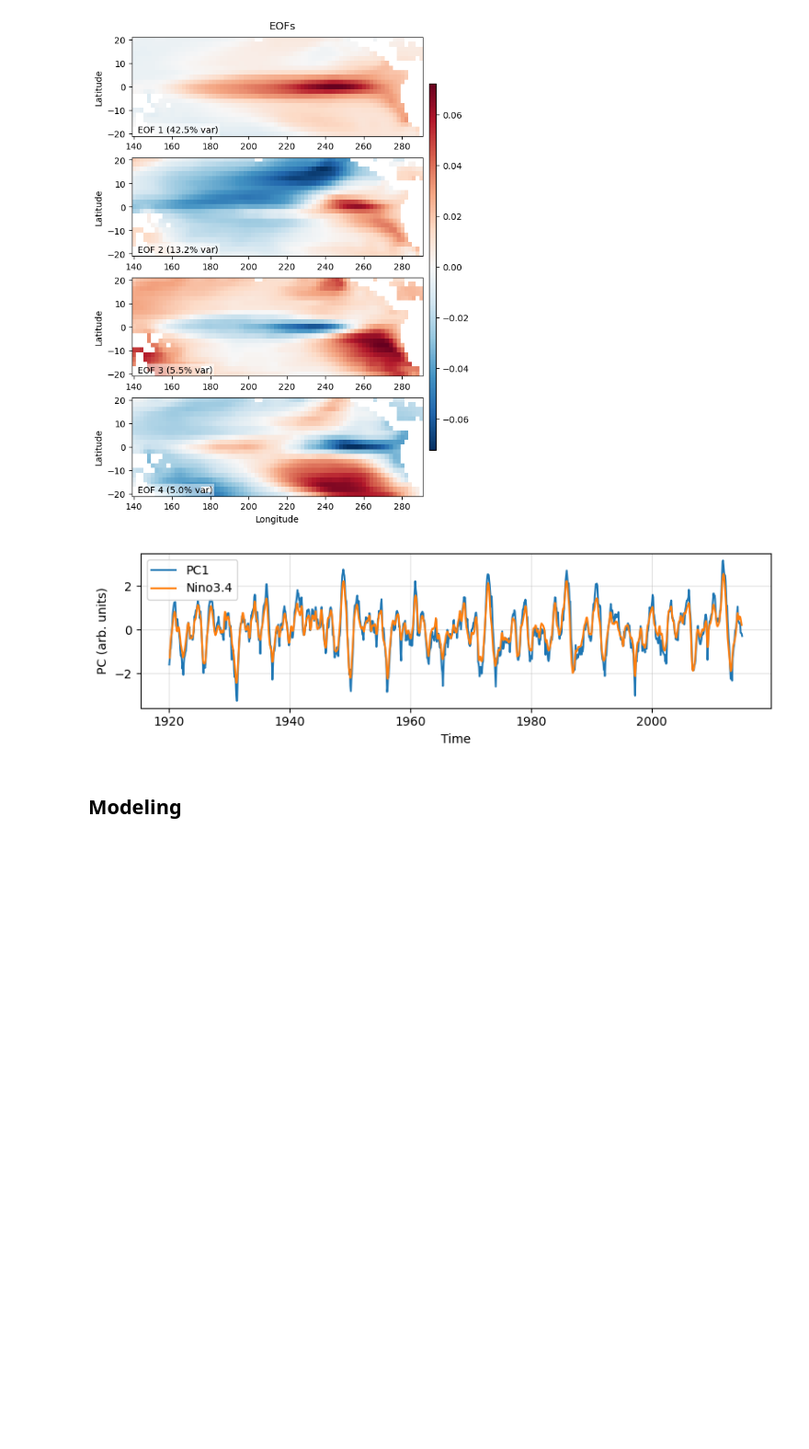
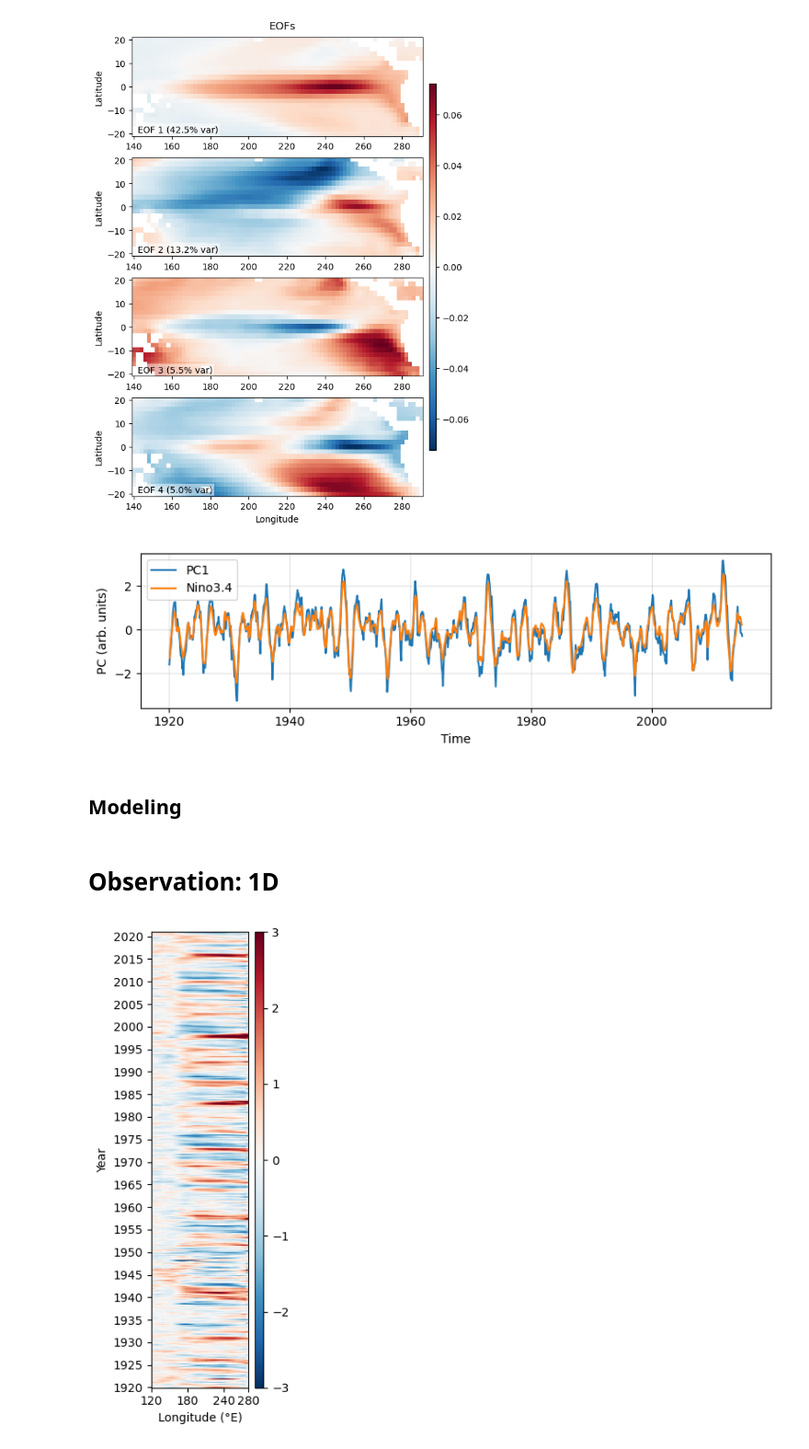
Before and after one commit to zhongruiw/MultiModelDA, a Jupyter notebook: code/ENSO.ipynb, the cells around one changed output. Shown at 92% size. Drawn from its saved outputs; the diff is of its cells as text; code cells hidden in the pictures; blank space fills up the shorter version.

```diff
--- a/code/ENSO.ipynb
+++ b/code/ENSO.ipynb
@@ -1147,3 +1165,76 @@ plot_pcs(res["PCs"], modes=(1,), nino=res['nino34'])
 [figure]
 # %% [markdown]
 ## Modeling
+# %% [markdown]
+# Observation: 1D
+# %%
+import numpy as np
+import xarray as xr
+import pandas as pd
+import matplotlib.pyplot as plt
+from scipy.signal import detrend as sp_detrend
+import matplotlib.dates as mdates
+
+ds = xr.open_dataset('../data/sst.mnmean.nc')
+sst_eq = ds['sst'].sel(time=slice("1920-01", "2020-12"),
+                       lon=slice(120, 280),
+                       lat=slice(5, -5))
+
+# Remove seasonal cycle (monthly climatology over a reference period)
+clim_ref = ("1981-01", "2010-12")
+ref = sst_eq.sel(time=slice(*clim_ref))
+clim = ref.groupby("time.month").mean("time", skipna=True)
+anoms = sst_eq.groupby("time.month") - clim
+
+# Linear detrend per grid cell (along time)
+def _detrend_1d(x):
+    if np.all(np.isnan(x)):
+        return x
+    return sp_detrend(x, type="linear")
+
+anoms = xr.apply_ufunc(
+    _detrend_1d, anoms,
+    input_core_dims=[["time"]],
+    output_core_dims=[["time"]],
+    vectorize=True,
+    dask="parallelized",
+    output_dtypes=[anoms.dtype]
+)
+
+# Area weights (cos(lat))
+lat_rad = np.deg2rad(anoms["lat"])
+w_lat = np.cos(lat_rad)
+w2d = w_lat.broadcast_like(anoms.isel(time=0))  # (lat, lon)
+
+# weighted mean = weighted sum / sum of weights over the same valid mask
+num = (anoms * w2d).sum(dim="lat", skipna=True)
+den = w2d.where(anoms.notnull()).sum(dim="lat", skipna=True)
+anoms_mean = num / den  # dims: time × lon
+
+nino34_xy = (anoms*w2d).sel(lat=slice(5, -5), lon=slice(190, 240))
+nino34_mean = nino34_xy.mean(dim=('lon', 'lat'))
+nino34 = nino34_mean.rolling(time=3, center=True).mean()
+
+# Hovmöller plot
+fig, ax = plt.subplots(figsize=(2.5, 6.2))  # wider than tall usually looks better
+anoms_mean = anoms_mean.transpose("time", "lon") # Ensure C has shape (Ny, Nx) = (len(time), len(lon))
+pcm = ax.pcolormesh(
+    anoms_mean["lon"].values,                # X (Nx)
+    pd.to_datetime(anoms_mean["time"].values), # Y (Ny)
+    anoms_mean.values,                                # C (Ny, Nx)
+    cmap="RdBu_r",
+    shading="auto",
+    vmin=-3, vmax=3
+)
+cb = plt.colorbar(pcm, ax=ax, aspect=50)
+ax.set_xlabel("Longitude (°E)")
+ax.set_ylabel("Year")
+ax.yaxis.set_major_locator(mdates.YearLocator(5))
+ax.yaxis.set_major_formatter(mdates.DateFormatter('%Y'))
+ax.set_xticks([120, 180, 240, 280])
+ax.set_xlim(120, 280)
+plt.tight_layout()
+plt.savefig('../figure/hovmoller_ersstv5.png', dpi=150)
+plt.show()
+# %% [output]
+[figure, added]
```
Also changed, not shown: parts of 60 cells of this notebook, 3 other files.
